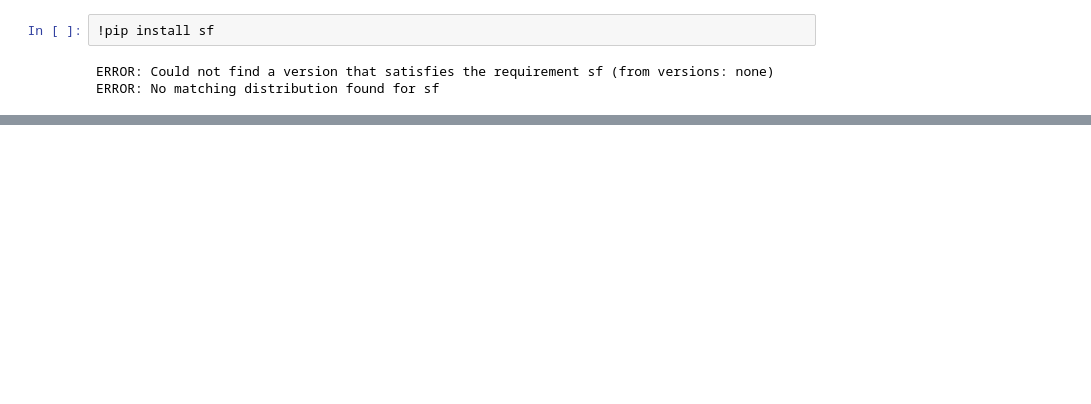
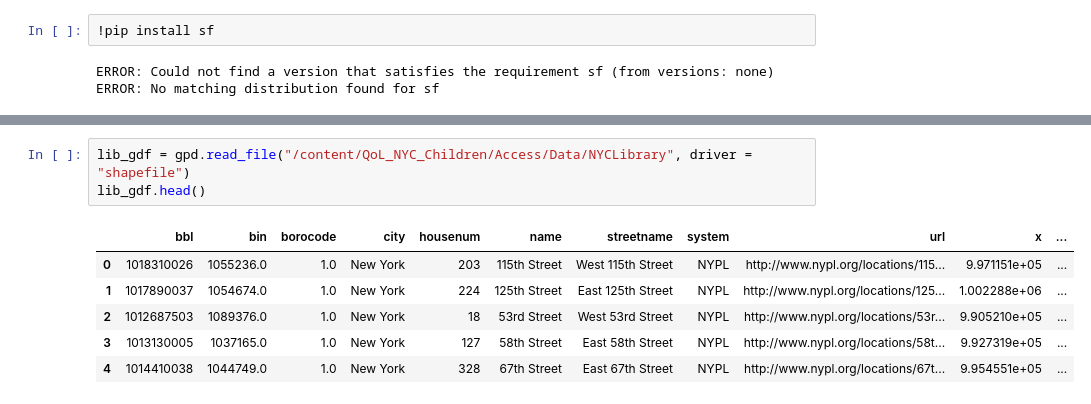
Before and after one commit to kirthi-b/QoL_NYC_Children, a Jupyter notebook: Access/Access.ipynb, the cells around one changed output, grey strips where cells are left out. Saved outputs shown, nothing was run; the diff lists cells and outputs as text; blank space fills up the shorter version.

```diff
--- a/Access/Access.ipynb
+++ b/Access/Access.ipynb
@@ -112,0 +116,10 @@ gdf.head()
+# %%
+lib_gdf = gpd.read_file("/content/QoL_NYC_Children/Access/Data/NYCLibrary", driver = "shapefile")
+lib_gdf.head()
+# %% [output]
+|  | bbl | bin | borocode | city | housenum | name | streetname | system | url | x | ... |
+| 0 | 1018310026 | 1055236.0 | 1.0 | New York | 203 | 115th Street | West 115th Street | NYPL | http://www.nypl.org/locations/115... | 9.971151e+05 | ... |
+| 1 | 1017890037 | 1054674.0 | 1.0 | New York | 224 | 125th Street | East 125th Street | NYPL | http://www.nypl.org/locations/125... | 1.002288e+06 | ... |
+| 2 | 1012687503 | 1089376.0 | 1.0 | New York | 18 | 53rd Street | West 53rd Street | NYPL | http://www.nypl.org/locations/53r... | 9.905210e+05 | ... |
+| 3 | 1013130005 | 1037165.0 | 1.0 | New York | 127 | 58th Street | East 58th Street | NYPL | http://www.nypl.org/locations/58t... | 9.927319e+05 | ... |
+| 4 | 1014410038 | 1044749.0 | 1.0 | New York | 328 | 67th Street | East 67th Street | NYPL | http://www.nypl.org/locations/67t... | 9.954551e+05 | ... |
```
Also changed, not shown: parts of 26 cells of this notebook, 9 other files.
